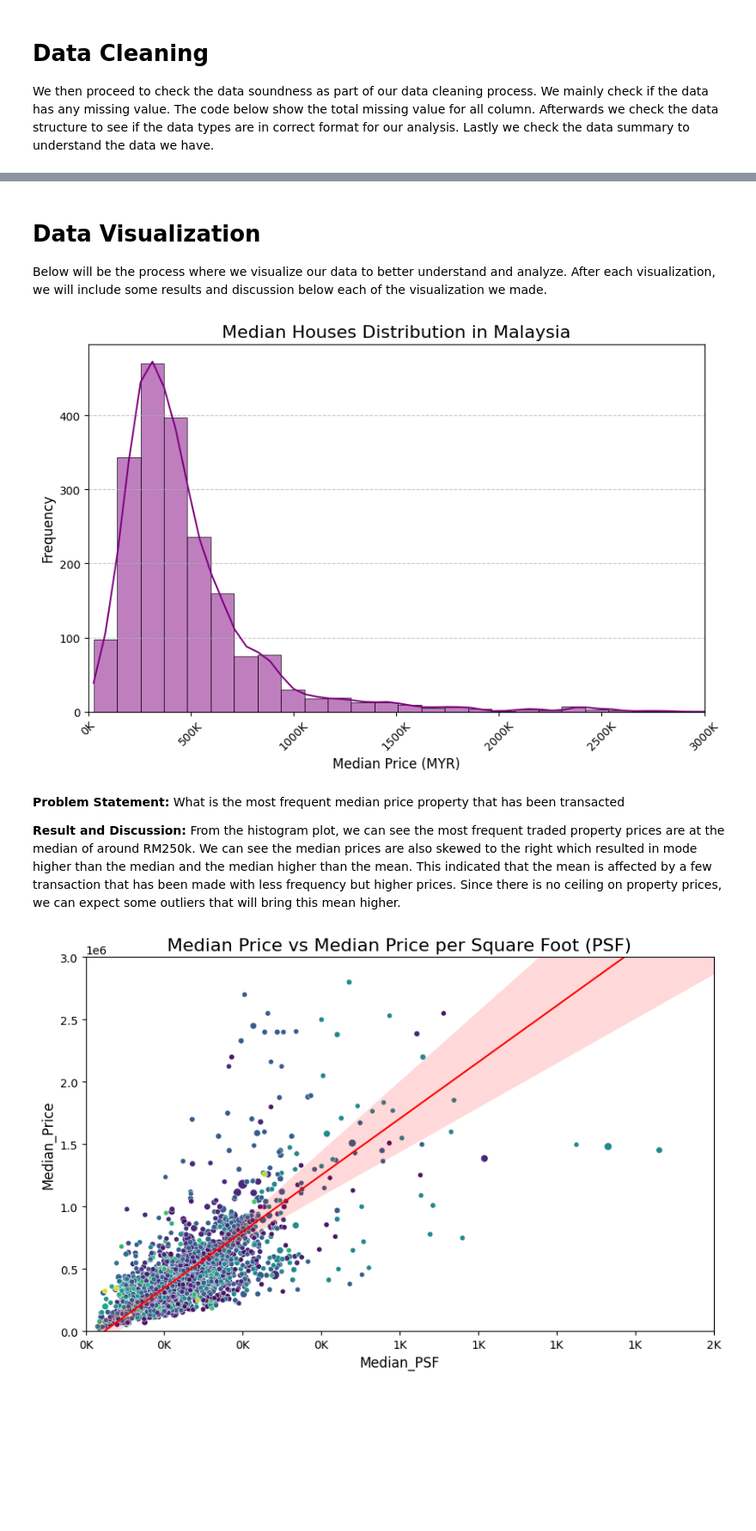
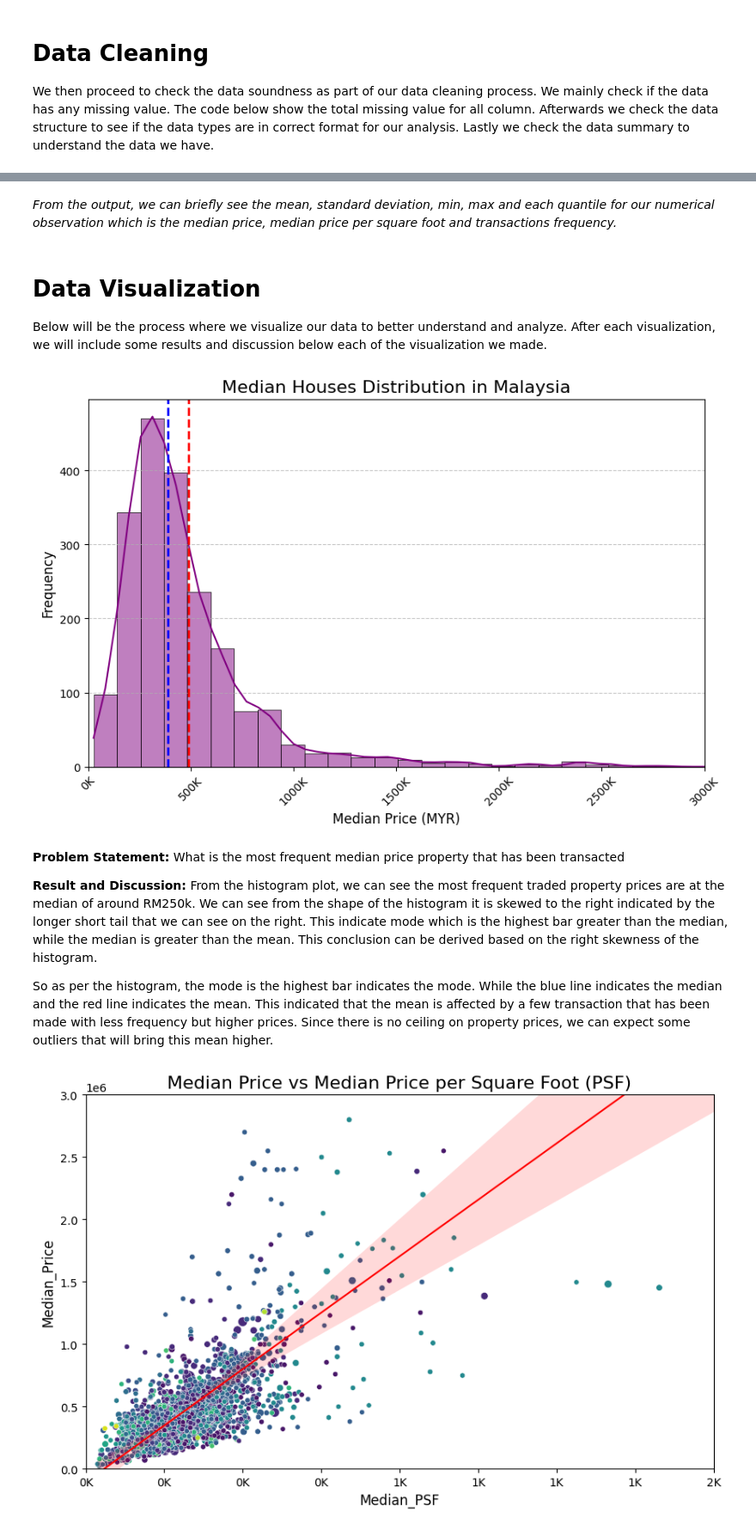
Before and after one commit to Fathi146/P146216_STQD6324_DataManagement, a Jupyter notebook: P146216_Project2_STQD6014_Executive.ipynb, the cells around one changed output, grey strips where cells are left out. Shown at 86% size. Cells and saved outputs as stored; diff of their text form; code cells hidden in the pictures; blank space fills up the shorter version.

```diff
--- a/P146216_Project2_STQD6014_Executive.ipynb
+++ b/P146216_Project2_STQD6014_Executive.ipynb
@@ -122,3 +130,5 @@ data.describe()
+# %% [markdown]
+*From the output, we can briefly see the mean, standard deviation, min, max and each quantile for our numerical observation which is the median price, median price per square foot and transactions frequency.*
 # %% [markdown]
 # **Data Visualization**
 
@@ -129,20 +139,26 @@ def thousands_formatter(x, pos):
 # %%
-plt.figure(figsize=(10, 6))
-sns.histplot(data['Median_Price'], kde=True, color='purple', bins=100, kde_kws={'bw_adjust': 0.5})
-plt.title('Median Houses Distribution in Malaysia', fontsize=16)
-plt.xlabel('Median Price (MYR)', fontsize=12)
-plt.ylabel('Frequency', fontsize=12)
-plt.grid(axis='y', linestyle='--', alpha=0.7)
-plt.gca().xaxis.set_major_formatter(FuncFormatter(thousands_formatter))
-plt.xticks(rotation=45)
-plt.xlim(0, 3000 * 1000)
-plt.show()
+plt.figure(figsize=(10, 6)) #creates a figure of 10 inches wide and 6 inches tall
+sns.histplot(data['Median_Price'], kde=True, color='purple', bins=100, kde_kws={'bw_adjust': 0.5}) #plot histogram
+plt.title('Median Houses Distribution in Malaysia', fontsize=16) #sets the title of the histograam
+plt.xlabel('Median Price (MYR)', fontsize=12) #label the x axis
+plt.ylabel('Frequency', fontsize=12) #label the y axis
+plt.grid(axis='y', linestyle='--', alpha=0.7) #add gridlines to the histogram
+plt.gca().xaxis.set_major_formatter(FuncFormatter(thousands_formatter)) #change the label to thousands(K)
+plt.xticks(rotation=45) #rotate x label 45 degree
+plt.xlim(0, 3000 * 1000) #put limit on x axis
+mean_value = data['Median_Price'].mean() #calculate mean
+median_value = data['Median_Price'].median() #calculate median
+plt.axvline(median_value, color='blue', linestyle='dashed', linewidth=2, label='Median') #label median
+plt.axvline(mean_value, color='red', linestyle='dashed', linewidth=2, label='Mean') #label mean
+plt.show()  #display plot
 # %% [output]
-[figure, old version]
+[figure, new version]
 # %% [markdown]
 **Problem Statement:**
 What is the most frequent median price property that has been transacted
 
 **Result and Discussion:**
-From the histogram plot, we can see the most frequent traded property prices are at the median of around RM250k. We can see the median prices are also skewed to the right which resulted in mode higher than the median and the median higher than the mean. This indicated that the mean is affected by a few transaction that has been made with less frequency but higher prices. Since there is no ceiling on property prices, we can expect some outliers that will bring this mean higher.
+From the histogram plot, we can see the most frequent traded property prices are at the median of around RM250k. We can see from the shape of the histogram it is skewed to the right indicated by the longer short tail that we can see on the right. This indicate mode which is the highest bar greater than the median, while the median is greater than the mean. This conclusion can be derived based on the right skewness of the histogram.
+
+So as per the histogram, the mode is the highest bar indicates the mode. While the blue line indicates the median and the red line indicates the mean. This indicated that the mean is affected by a few transaction that has been made with less frequency but higher prices. Since there is no ceiling on property prices, we can expect some outliers that will bring this mean higher.
 # %%
```
Also changed, not shown: parts of 32 cells of this notebook.
